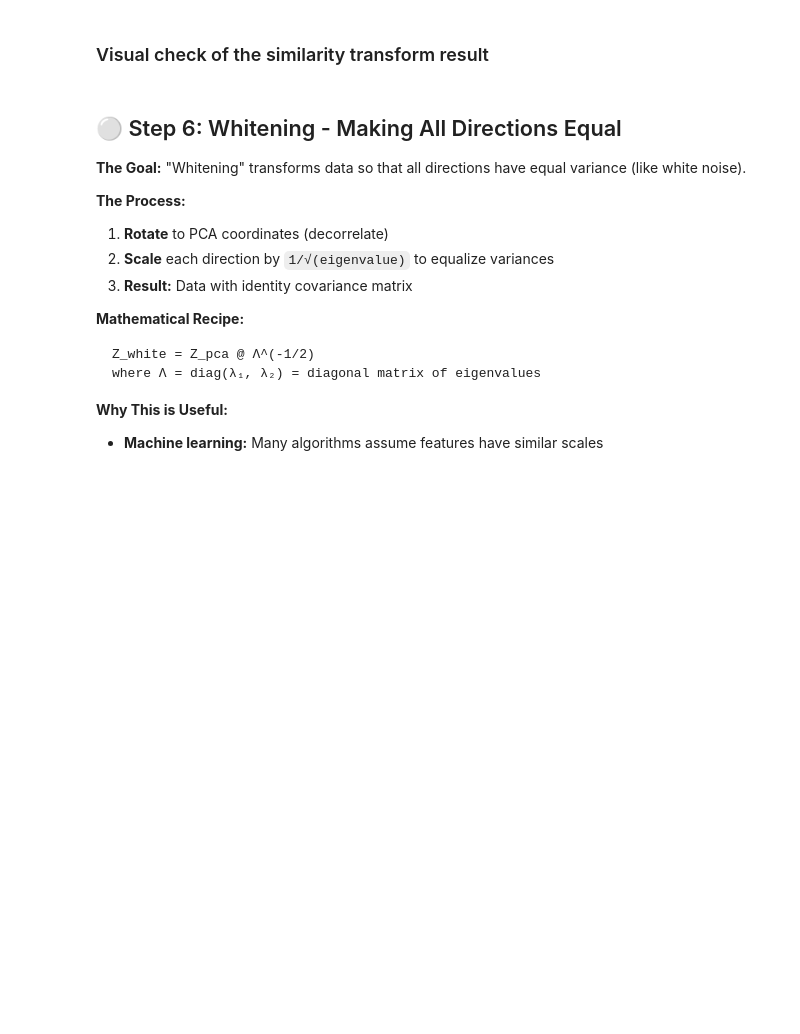
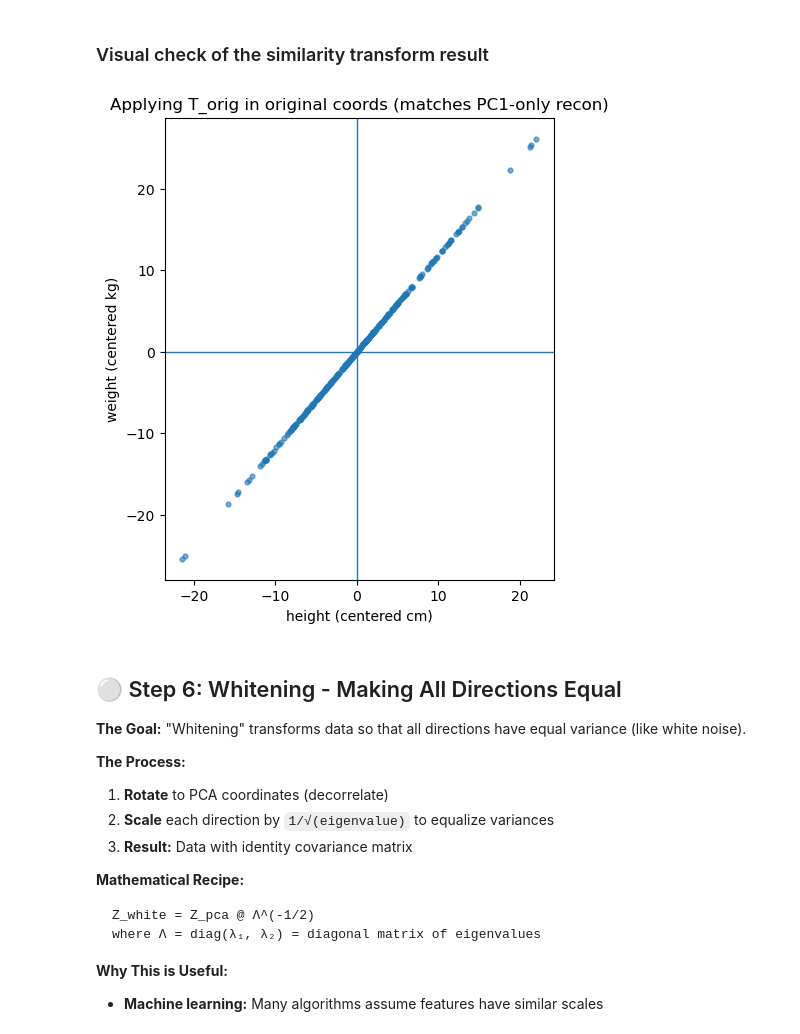
Before and after one commit to MarRoth93/Study_ML, a Jupyter notebook: math_for_ml/02_matrices_02/03b_example_change_of_basis.ipynb, the cells around one changed output. Drawn from its saved outputs; the diff is of its cells as text; code cells hidden in the pictures; blank space fills up the shorter version.

```diff
--- a/math_for_ml/02_matrices_02/03b_example_change_of_basis.ipynb
+++ b/math_for_ml/02_matrices_02/03b_example_change_of_basis.ipynb
@@ -728,14 +745,15 @@ print(f"   T_original is a projection matrix along the main data direction!")
 
 ### Visual check of the similarity transform result
 # %%
-
 plt.figure()
-plt.scatter(Xc_via_similarity[:,0], Xc_via_similarity[:,1], s=12, alpha=0.6)
+plt.scatter(X_compressed_direct[:,0], X_compressed_direct[:,1], s=12, alpha=0.6)
 plt.axhline(0, linewidth=1); plt.axvline(0, linewidth=1)
 plt.xlabel("height (centered cm)"); plt.ylabel("weight (centered kg)")
 plt.title("Applying T_orig in original coords (matches PC1-only recon)")
 plt.gca().set_aspect('equal', adjustable='box')
 plt.show()
+# %% [output]
+[figure, added]
 # %% [markdown]
 ## ⚪ Step 6: Whitening - Making All Directions Equal
 
```
Also changed, not shown: parts of 6 cells of this notebook.
